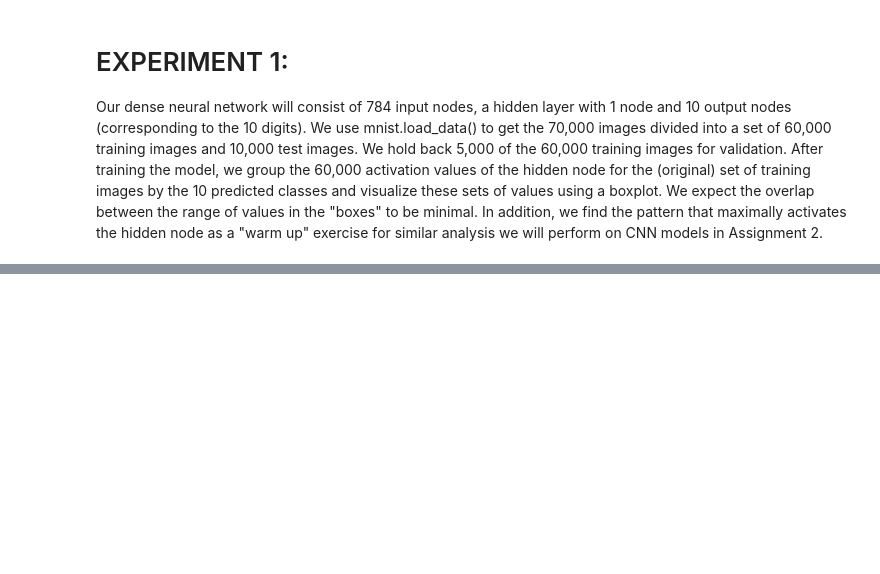
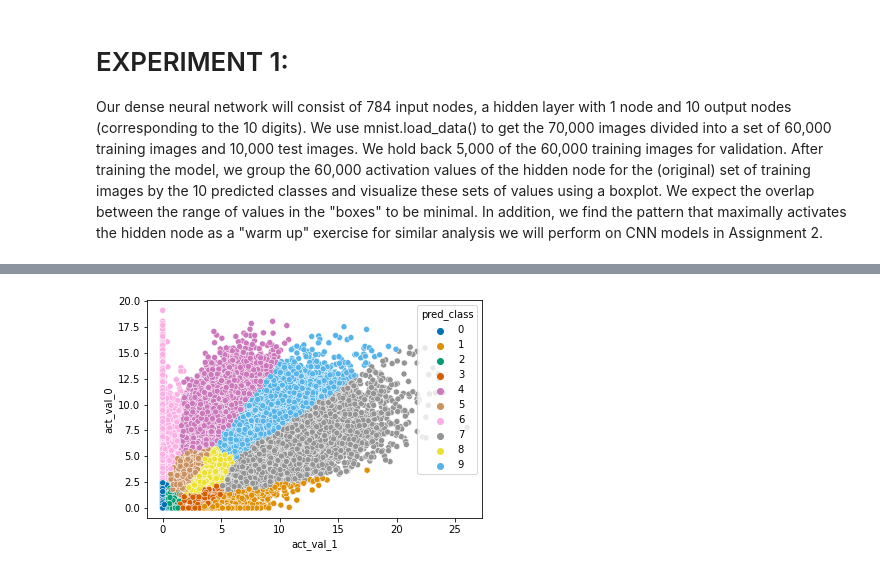
Before and after one commit to fhebal/msds, a Jupyter notebook: msds-458/Assignment #1 MNIST_NeuralNetwork_FHEBAL.ipynb, the cells around one changed output, grey strips where cells are left out. Saved outputs shown, nothing was run; the diff lists cells and outputs as text; code cells hidden in the pictures; blank space fills up the shorter version.

```diff
--- a/msds-458/Assignment #1 MNIST_NeuralNetwork_FHEBAL.ipynb
+++ b/msds-458/Assignment #1 MNIST_NeuralNetwork_FHEBAL.ipynb
@@ -251,0 +283,7 @@ In experiment #1 a dense neural network consisting of 784 input nodes, a hidden
+# %%
+splot = sns.scatterplot(y='act_val_0', x='act_val_1',
+                     data=activation_df[['act_val_0','act_val_1','pred_class']],
+                     hue='pred_class',
+                     palette="colorblind")
+# %% [output]
+[figure, added]
```
Also changed, not shown: parts of 21 cells of this notebook.
